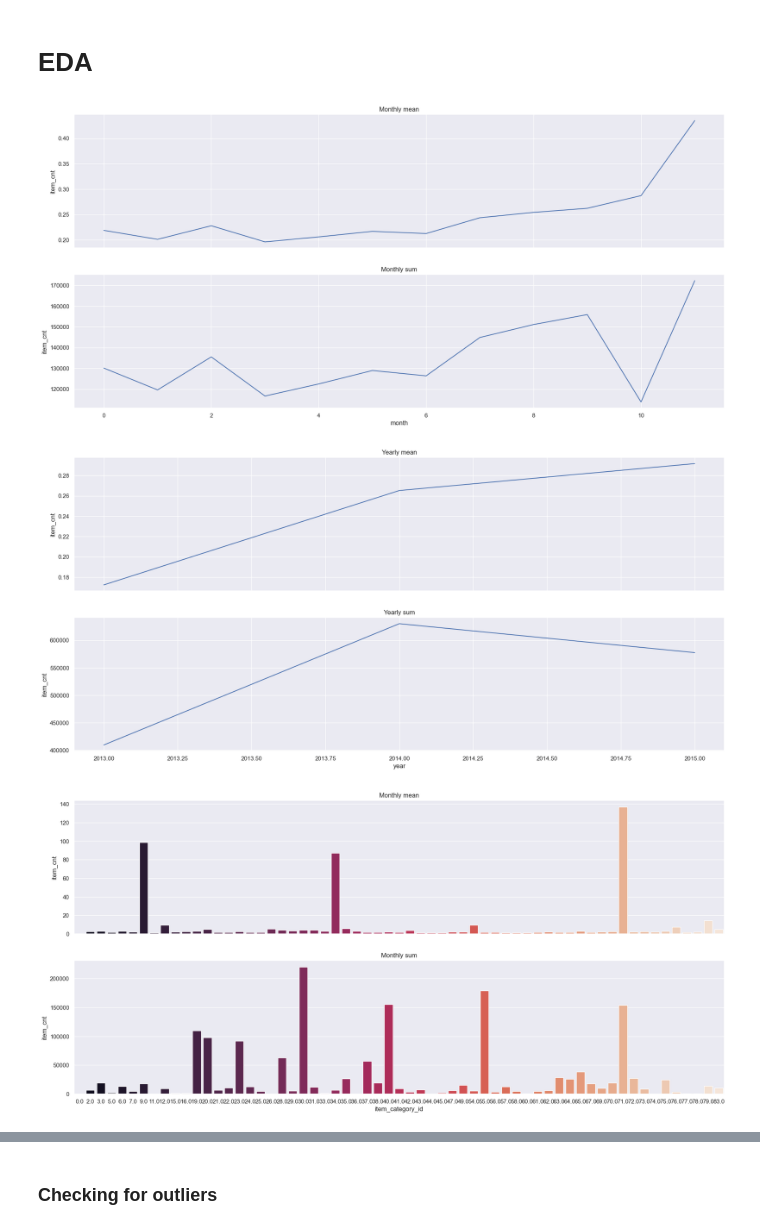
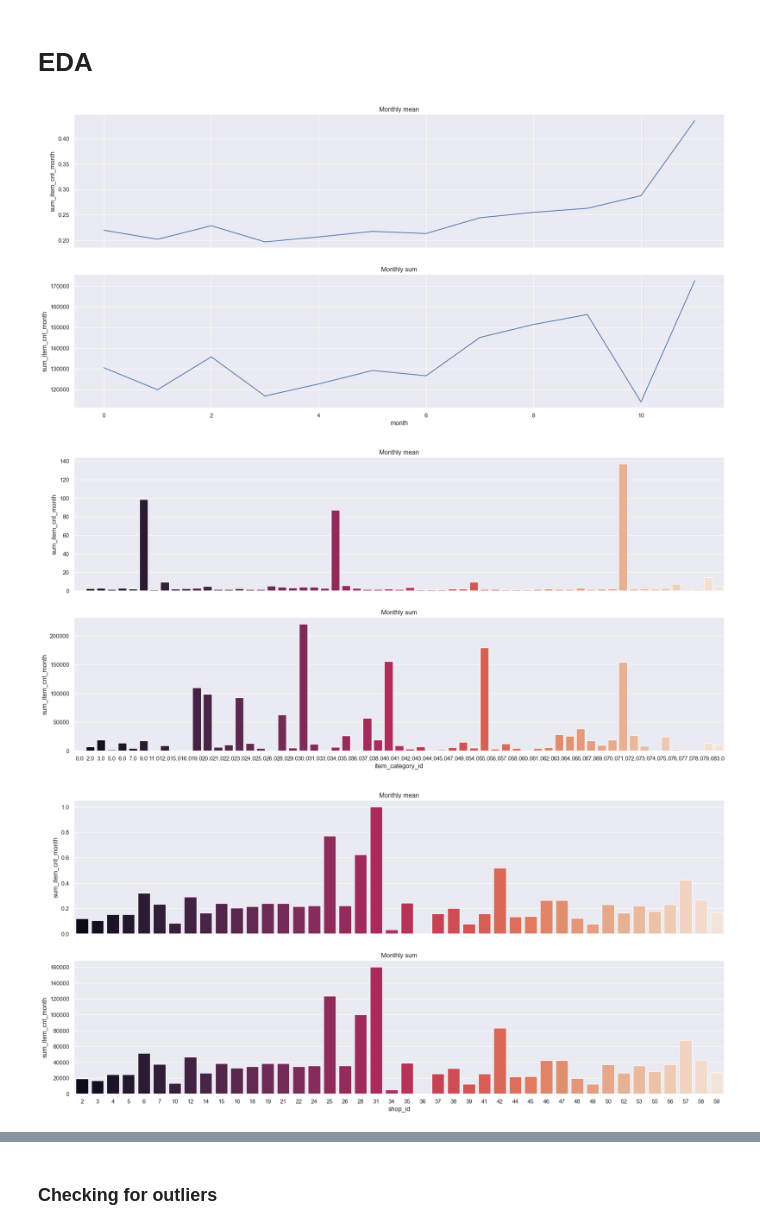
Before and after one commit to ionahu08/StoreSalesForecasting, a Jupyter notebook: Competition/Code/EDA and Feature Engineer.ipynb, the cells around one changed output, grey strips where cells are left out. Drawn from its saved outputs; the diff is of its cells as text; code cells hidden in the pictures.

```diff
--- a/Competition/Code/EDA and Feature Engineer.ipynb
+++ b/Competition/Code/EDA and Feature Engineer.ipynb
@@ -162,4 +174,4 @@ Only records with "item_price" > 0.
 # %%
-train_new = train_new[train_new['item_price'] > 0]
+train_new = train_new[train_new['item_price_sum'] > 0]
 print('Data set size after cleaning:', train_new.shape[0])
 # %% [output]
@@ -169,6 +181,6 @@ I'm dropping the text features since I won't be doing anything with them.
 We are asked to predict total sales for every product and store in the next month, and our data is given by day, so let's remove unwanted columns and aggregate the data by month.
 # %%
 # Select only useful features.
-train_monthly = train_new[['date', 'date_block_num', 'shop_id', 'item_category_id', 'item_id', 'item_price', 'item_cnt_day']]
+train_monthly = train_new[['date', 'date_block_num', 'shop_id', 'item_category_id', 'item_id', 'item_price_sum', 'item_cnt_day']]
 train_monthly.head()
 # %% [output]
@@ -181,8 +193,9 @@ train_monthly.head()
 # %%
 # Group by month in this case "date_block_num" and aggregate features.
 train_monthly = train_monthly.sort_values('date').groupby(['date_block_num', 'shop_id', 'item_category_id', 'item_id'], as_index=False)
-train_monthly = train_monthly.agg({'item_price':['sum', 'mean'], 'item_cnt_day':['sum', 'mean','count']})
+train_monthly = train_monthly.agg({'item_price_sum':['sum', 'mean'], 'item_cnt_day':['sum', 'mean','count']})
+display(train_monthly.head())
 # Rename features.
-train_monthly.columns = ['date_block_num', 'shop_id', 'item_category_id', 'item_id', 'item_price', 'mean_item_price', 'item_cnt', 'mean_item_cnt', 'transactions']
-display(train_monthly)
+train_monthly.columns = ['date_block_num', 'shop_id', 'item_category_id',  'item_id', 'sum_item_price_month', 'mean_item_price', 'sum_item_cnt_month', 'mean_item_cnt', 'transactions_month']
+display(train_monthly.head())
 # %% [output]
@@ -257,36 +270,34 @@ train_monthly.head()
 # EDA
 # %%
 # Grouping data for EDA.
-gp_month_mean = train_monthly.groupby(['month'], as_index=False)['item_cnt'].mean()
-gp_month_sum = train_monthly.groupby(['month'], as_index=False)['item_cnt'].sum()
+gp_month_mean = train_monthly.groupby(['month'], as_index=False)['sum_item_cnt_month'].mean()
+gp_month_sum = train_monthly.groupby(['month'], as_index=False)['sum_item_cnt_month'].sum()
 
-gp_year_mean = train_monthly.groupby(['year'], as_index=False)['item_cnt'].mean()
-gp_year_sum = train_monthly.groupby(['year'], as_index=False)['item_cnt'].sum()
+gp_category_mean = train_monthly.groupby(['item_category_id'], as_index=False)['sum_item_cnt_month'].mean()
+gp_category_sum = train_monthly.groupby(['item_category_id'], as_index=False)['sum_item_cnt_month'].sum()
 
-gp_category_mean = train_monthly.groupby(['item_category_id'], as_index=False)['item_cnt'].mean()
-gp_category_sum = train_monthly.groupby(['item_category_id'], as_index=False)['item_cnt'].sum()
-
-gp_shop_mean = train_monthly.groupby(['shop_id'], as_index=False)['item_cnt'].mean()
-gp_shop_sum = train_monthly.groupby(['shop_id'], as_index=False)['item_cnt'].sum()
+gp_shop_mean = train_monthly.groupby(['shop_id'], as_index=False)['sum_item_cnt_month'].mean()
+gp_shop_sum = train_monthly.groupby(['shop_id'], as_index=False)['sum_item_cnt_month'].sum()
 # %%
 f, axes = plt.subplots(2, 1, figsize=(22, 10), sharex=True)
-sns.lineplot(x="month", y="item_cnt", data=gp_month_mean, ax=axes[0]).set_title("Monthly mean")
-sns.lineplot(x="month", y="item_cnt", data=gp_month_sum, ax=axes[1]).set_title("Monthly sum")
+sns.lineplot(x="month", y="sum_item_cnt_month", data=gp_month_mean, ax=axes[0]).set_title("Monthly mean")
+sns.lineplot(x="month", y="sum_item_cnt_month", data=gp_month_sum, ax=axes[1]).set_title("Monthly sum")
 plt.show()
 # %% [output]
-[figure, old version]
+[figure, new version]
 # %%
+# what categories sell more?
 f, axes = plt.subplots(2, 1, figsize=(22, 10), sharex=True)
-sns.lineplot(x="year", y="item_cnt", data=gp_year_mean, ax=axes[0]).set_title("Yearly mean")
-sns.lineplot(x="year", y="item_cnt", data=gp_year_sum, ax=axes[1]).set_title("Yearly sum")
+sns.barplot(x="item_category_id", y="sum_item_cnt_month", data=gp_category_mean, ax=axes[0], palette="rocket").set_title("Monthly mean")
+sns.barplot(x="item_category_id", y="sum_item_cnt_month", data=gp_category_sum, ax=axes[1], palette="rocket").set_title("Monthly sum")
 plt.show()
 # %% [output]
-[figure, old version]
+[figure, new version]
 # %%
-# what categories sell more?
+# What shops sell most
 f, axes = plt.subplots(2, 1, figsize=(22, 10), sharex=True)
-sns.barplot(x="item_category_id", y="item_cnt", data=gp_category_mean, ax=axes[0], palette="rocket").set_title("Monthly mean")
-sns.barplot(x="item_category_id", y="item_cnt", data=gp_category_sum, ax=axes[1], palette="rocket").set_title("Monthly sum")
+sns.barplot(x="shop_id", y="sum_item_cnt_month", data=gp_shop_mean, ax=axes[0], palette="rocket").set_title("Monthly mean")
+sns.barplot(x="shop_id", y="sum_item_cnt_month", data=gp_shop_sum, ax=axes[1], palette="rocket").set_title("Monthly sum")
 plt.show()
 # %% [output]
-[figure, old version]
+[figure, new version]
```
Also changed, not shown: parts of 23 cells of this notebook.
